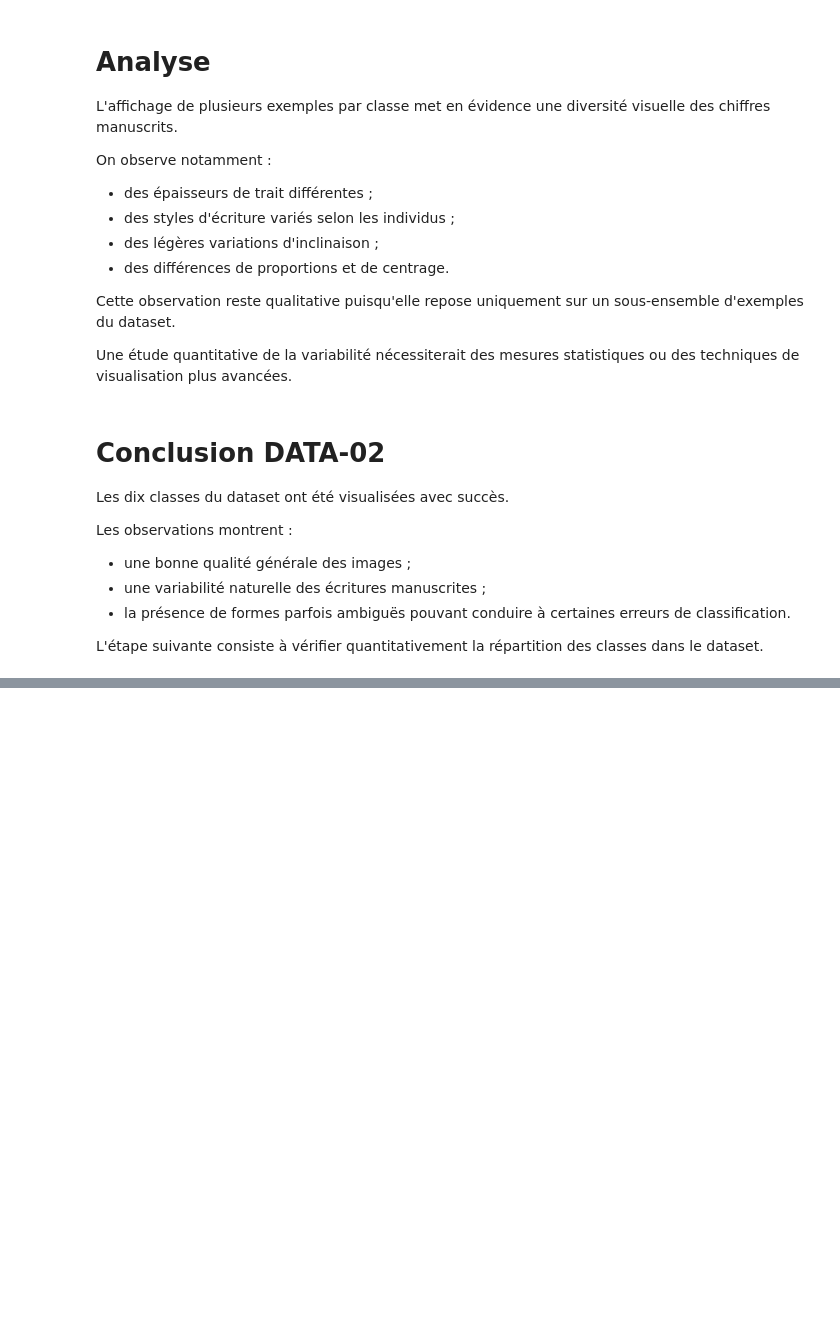
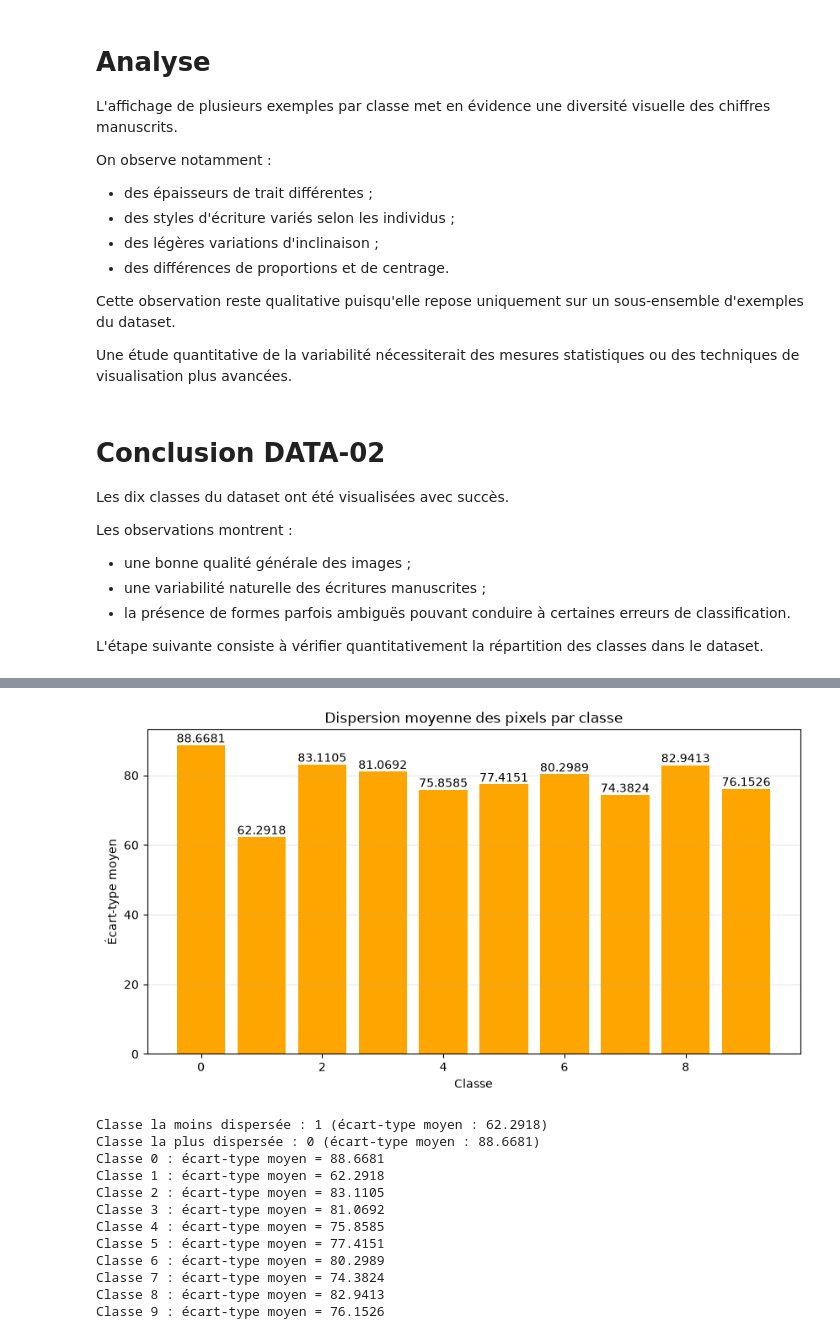
Before and after one commit to pierre-mazard/handwritten_digits, a Jupyter notebook: notebooks/01_exploration_mnist.ipynb, the cells around one changed output, grey strips where cells are left out. Cells and saved outputs as stored; diff of their text form; code cells hidden in the pictures; blank space fills up the shorter version.

```diff
--- a/notebooks/01_exploration_mnist.ipynb
+++ b/notebooks/01_exploration_mnist.ipynb
@@ -212,0 +328,8 @@ L'étape suivante consiste à vérifier quantitativement la répartition des cla
+# %%
+class_std = {}
+
+for digit in range(10):
+    std_value = x_train_full[y_train_full == digit].std()
+    class_std[digit] = std_value
+
+class_std
@@ -212,0 +347,50 @@ L'étape suivante consiste à vérifier quantitativement la répartition des cla
+# %%
+plt.figure(figsize=(10, 5))
+
+bars = plt.bar(class_std.keys(), class_std.values(), color="orange")
+
+for bar in bars:
+    height = bar.get_height()
+    plt.text(
+        bar.get_x() + bar.get_width() / 2,
+        height,
+        f"{height:.4f}",
+        ha="center",
+        va="bottom",
+    )
+
+plt.title("Dispersion moyenne des pixels par classe")
+plt.xlabel("Classe")
+plt.ylabel("Écart-type moyen")
+plt.grid(axis="y", alpha=0.3)
+# sauvegarde de la figure
+plt.savefig("../reports/figures/mnist_class_dispersion.png", bbox_inches="tight")
+plt.show()
+
+print(
+    f"Classe la moins dispersée : {min(class_std, key=class_std.get)} "
+    f"(écart-type moyen : {min(class_std.values()):.4f})"
+)
+
+print(
+    f"Classe la plus dispersée : {max(class_std, key=class_std.get)} "
+    f"(écart-type moyen : {max(class_std.values()):.4f})"
+)
+
+# print les valeurs de dispersion pour chaque classe
+for digit, std_value in class_std.items():
+    print(f"Classe {digit} : écart-type moyen = {std_value:.4f}")
+# %% [output]
+[figure, added]
+Classe la moins dispersée : 1 (écart-type moyen : 62.2918)
+Classe la plus dispersée : 0 (écart-type moyen : 88.6681)
+Classe 0 : écart-type moyen = 88.6681
+Classe 1 : écart-type moyen = 62.2918
+Classe 2 : écart-type moyen = 83.1105
+Classe 3 : écart-type moyen = 81.0692
+Classe 4 : écart-type moyen = 75.8585
+Classe 5 : écart-type moyen = 77.4151
+Classe 6 : écart-type moyen = 80.2989
+Classe 7 : écart-type moyen = 74.3824
+Classe 8 : écart-type moyen = 82.9413
+Classe 9 : écart-type moyen = 76.1526
```
Also changed, not shown: parts of 22 cells of this notebook, 5 other files.
